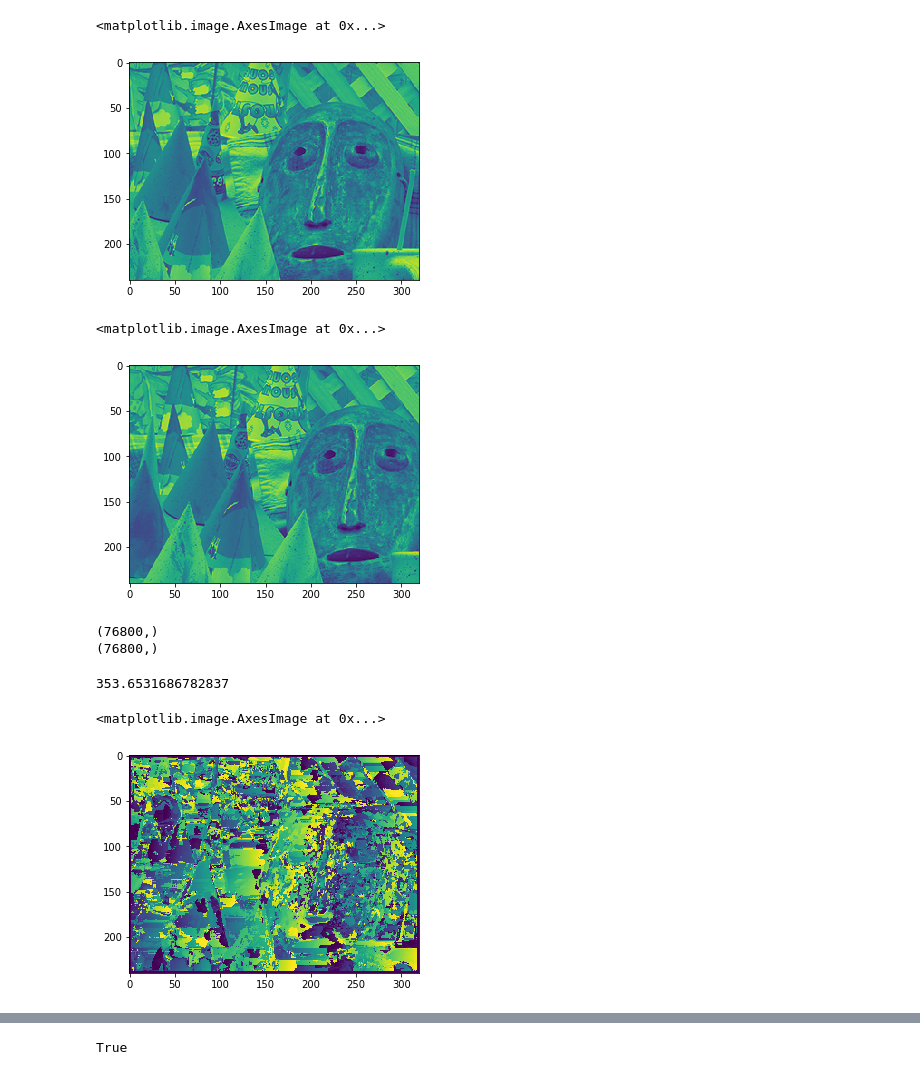
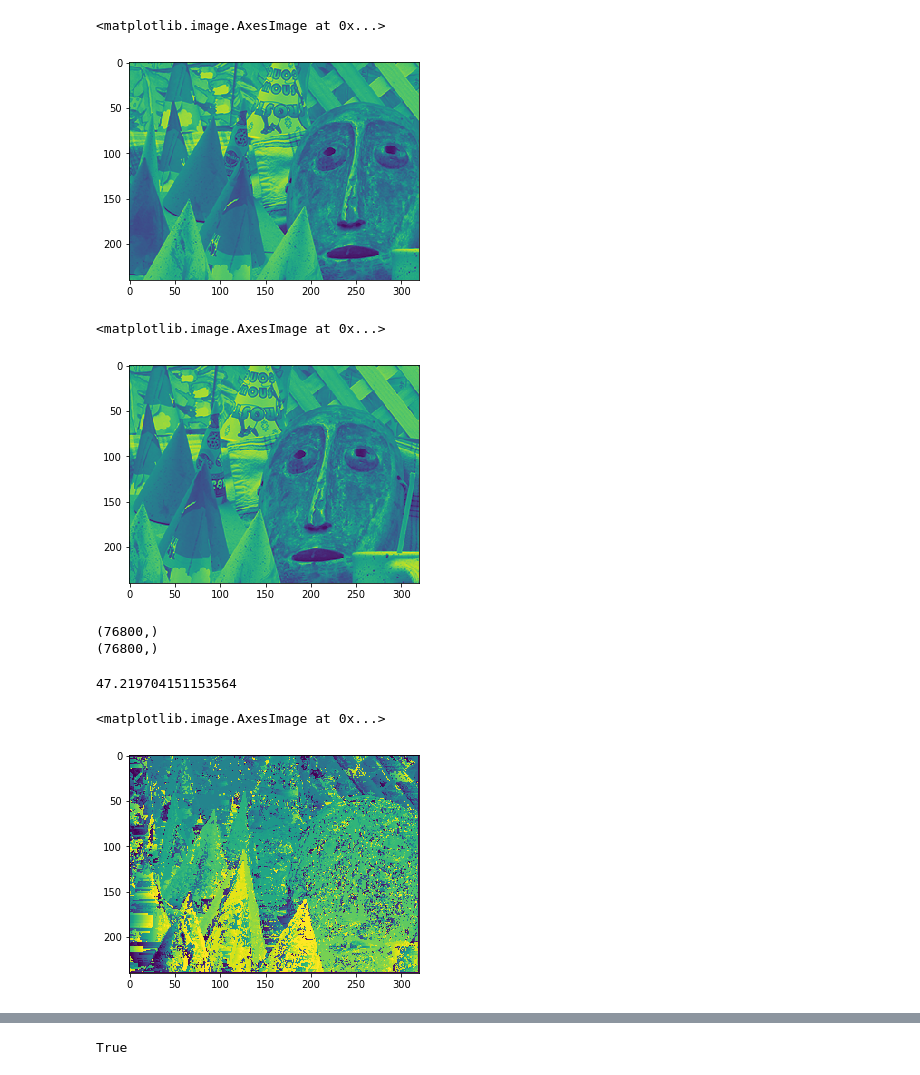
Before and after one commit to Archfx/FPGA_depthMap, a Jupyter notebook: Python_test_implementation/Disparity_Python_implementation_scratch.ipynb, the cells around one changed output, grey strips where cells are left out. Saved outputs shown, nothing was run; the diff lists cells and outputs as text; code cells hidden in the pictures.

```diff
--- a/Python_test_implementation/Disparity_Python_implementation_scratch.ipynb
+++ b/Python_test_implementation/Disparity_Python_implementation_scratch.ipynb
@@ -7,8 +7,8 @@ from matplotlib.pyplot import imshow
 
 import time
 # %%
-imageL = cv2.imread('../Img/maskL.bmp')
-imageR = cv2.imread('../Img/maskR.bmp')
+imageR = cv2.imread('../Img/maskL.bmp')
+imageL = cv2.imread('../Img/maskR.bmp')
 
 grayL = cv2.cvtColor(imageL, cv2.COLOR_BGR2GRAY)
 grayR = cv2.cvtColor(imageR, cv2.COLOR_BGR2GRAY)
@@ -19,12 +19,12 @@ disp = cv2.cvtColor(imageL, cv2.COLOR_BGR2GRAY)
 imshow(grayL)
 # %% [output]
 <matplotlib.image.AxesImage at 0x...>
-[figure, old version]
+[figure, new version]
 # %%
 imshow(grayR)
 # %% [output]
 <matplotlib.image.AxesImage at 0x...>
-[figure, old version]
+[figure, new version]
 # %%
 # for x in gray:
 #     print (x)
@@ -39,8 +39,8 @@ print (grayR.shape)
 # %%
 start =time.time()
 # Load in both images, assumed to be RGBA 8bit per channel images
-kernel=5
-max_offset =120
+kernel=3
+max_offset =50
 w, h = 320,240  # assume that both images are same size
 
 # Depth (or disparity) map
@@ -51,35 +51,35 @@ kernel_half = int(kernel / 2)
 offset_adjust = 255 / max_offset  # this is used to map depth map output to 0-255 range
 
 for y in range(kernel_half, h - kernel_half):
     for x in range(kernel_half, w - kernel_half):
         best_offset = 0
         prev_ssd = 65534
 
         for offset in range(0,max_offset):
             ssd = 0
             ssd_temp = 0
 
             # v and u are the x,y of our local window search, used to ensure a good
             for v in range(-kernel_half, kernel_half):
                 for u in range(-kernel_half, kernel_half):
                     ssd_temp = int(grayL[(y+v)*w+x+u]) - int(grayR[(y+v)*w+(x+u) - offset])
                     ssd += ssd_temp * ssd_temp
             # if this value is smaller than the previous ssd at this block
             # then it's theoretically a closer match. Store this value against
             ssd=ssd/(kernel*kernel)
             if ssd < prev_ssd:
                 prev_ssd = ssd
                 best_offset = offset
 
         # set depth output for this x,y location to the best match
         depth[y*w+x] = best_offset * offset_adjust
 print (time.time()-start)
 depth=depth.reshape(240,320)
 imshow(depth)
 # %% [output]
-353.6531686782837
+47.219704151153564
 <matplotlib.image.AxesImage at 0x...>
-[figure, old version]
+[figure, new version]
 # %%
 import numpy as np
 import matplotlib.pyplot as plt
```
Also changed, not shown: parts of 1 cell of this notebook, 3 other files.
